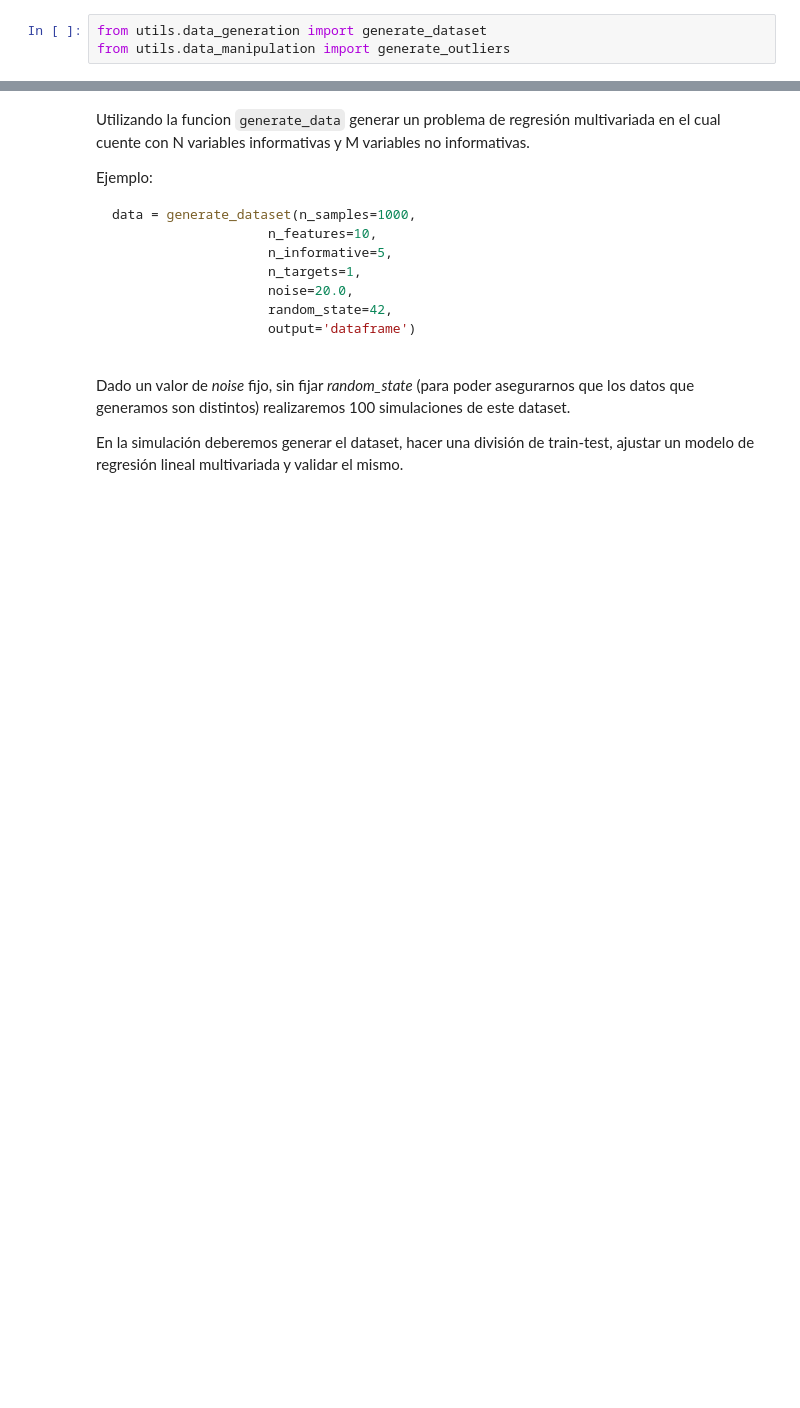
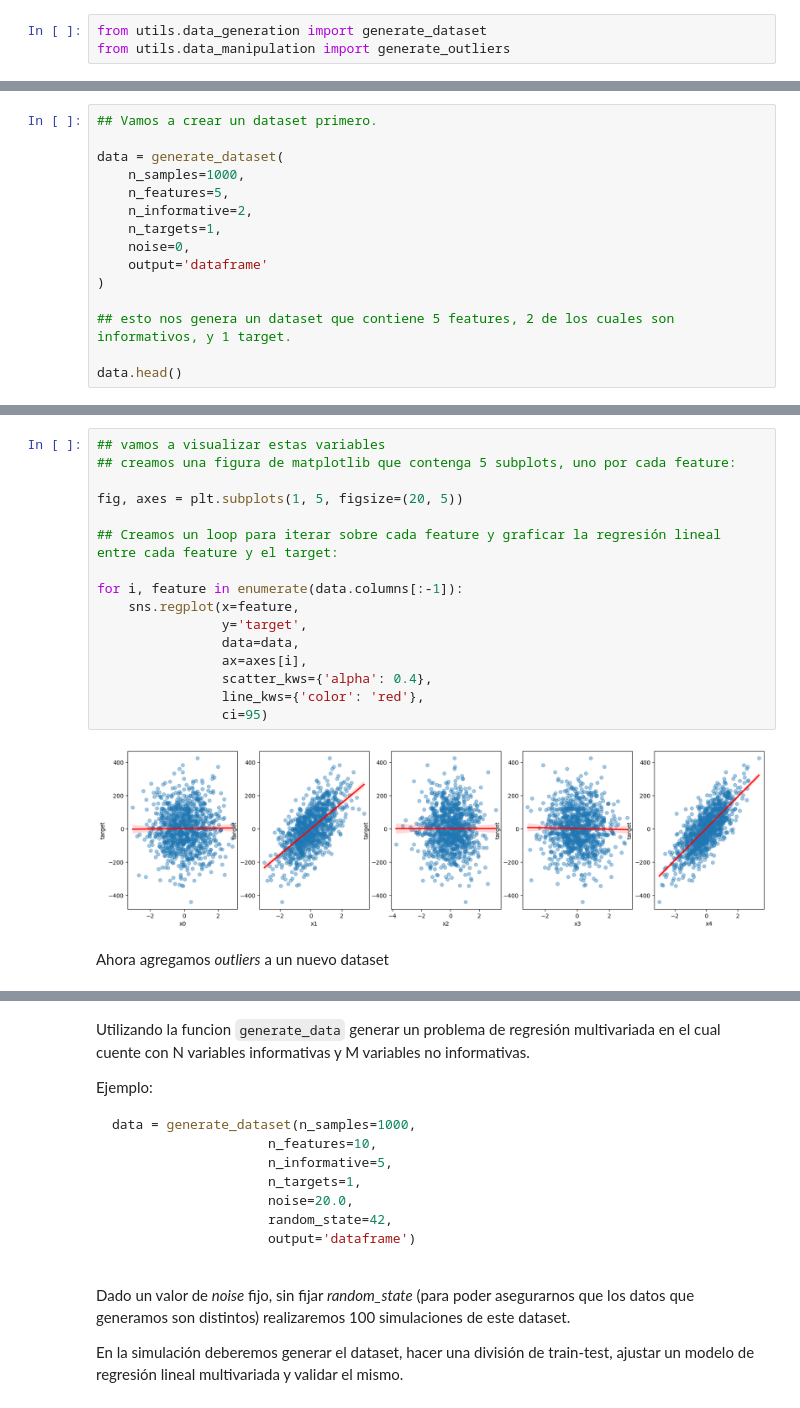
Before and after one commit to FIUBA-Posgrado-Inteligencia-Artificial/intro_ia, a Jupyter notebook: tp_integrador_enunciado/tpi_parte2.ipynb, the cells around one changed output, grey strips where cells are left out. Saved outputs shown, nothing was run; the diff lists cells and outputs as text; blank space fills up the shorter version.

Commit message:
Agrego modificacion sobre el tp integrador

```diff
--- a/tp_integrador_enunciado/tpi_parte2.ipynb
+++ b/tp_integrador_enunciado/tpi_parte2.ipynb
@@ -14,0 +25,15 @@ from utils.data_manipulation import generate_outliers
+# %%
+## Vamos a crear un dataset primero.
+
+data = generate_dataset(
+    n_samples=1000,
+    n_features=5,
+    n_informative=2,
+    n_targets=1,
+    noise=0,
+    output='dataframe'
+)
+
+## esto nos genera un dataset que contiene 5 features, 2 de los cuales son informativos, y 1 target.
+
+data.head()
@@ -14,0 +47,20 @@ from utils.data_manipulation import generate_outliers
+# %%
+## vamos a visualizar estas variables
+## creamos una figura de matplotlib que contenga 5 subplots, uno por cada feature:
+
+fig, axes = plt.subplots(1, 5, figsize=(20, 5))
+
+## Creamos un loop para iterar sobre cada feature y graficar la regresión lineal entre cada feature y el target:
+
+for i, feature in enumerate(data.columns[:-1]):
+    sns.regplot(x=feature,
+                y='target',
+                data=data,
+                ax=axes[i],
+                scatter_kws={'alpha': 0.4},
+                line_kws={'color': 'red'},
+                ci=95)
+# %% [output]
+[figure, added]
+# %% [markdown]
+Ahora agregamos _outliers_ a un nuevo dataset
```
Also changed, not shown: parts of 20 cells of this notebook, 1 other file.
